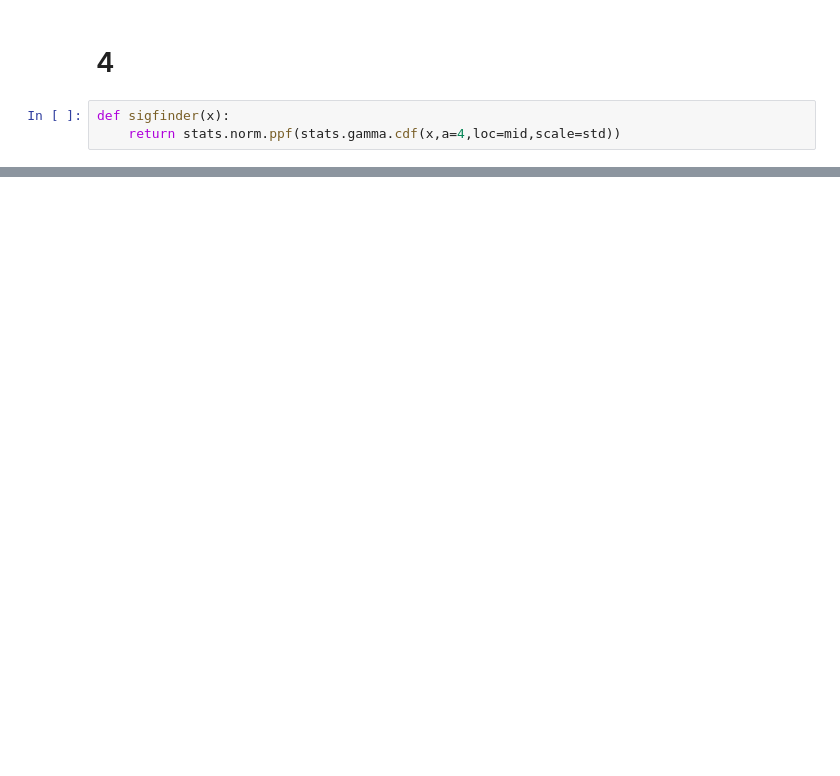
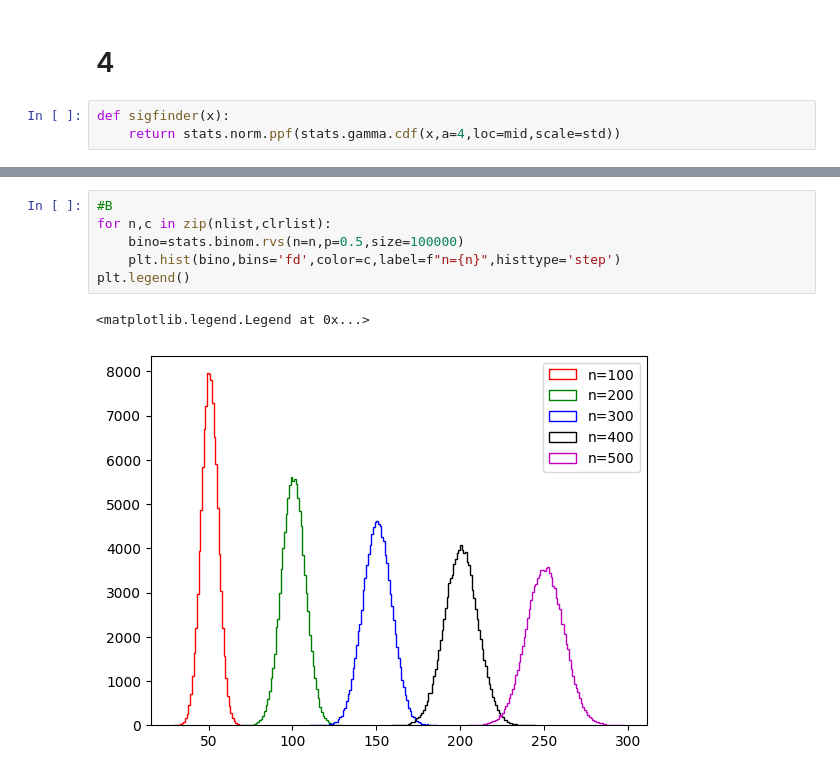
Before and after one commit to Tata-Lim/PHYS-434-Lab, a Jupyter notebook: LAB1.ipynb, the cells around one changed output, grey strips where cells are left out. Drawn from its saved outputs; the diff is of its cells as text; blank space fills up the shorter version.

```diff
--- a/LAB1.ipynb
+++ b/LAB1.ipynb
@@ -109,0 +121,9 @@ print(sigfinder(1260))
+# %%
+#B
+for n,c in zip(nlist,clrlist):
+    bino=stats.binom.rvs(n=n,p=0.5,size=100000)
+    plt.hist(bino,bins='fd',color=c,label=f"n={n}",histtype='step')
+plt.legend()
+# %% [output]
+<matplotlib.legend.Legend at 0x...>
+[figure, added]
```
Also changed, not shown: parts of 23 cells of this notebook.
